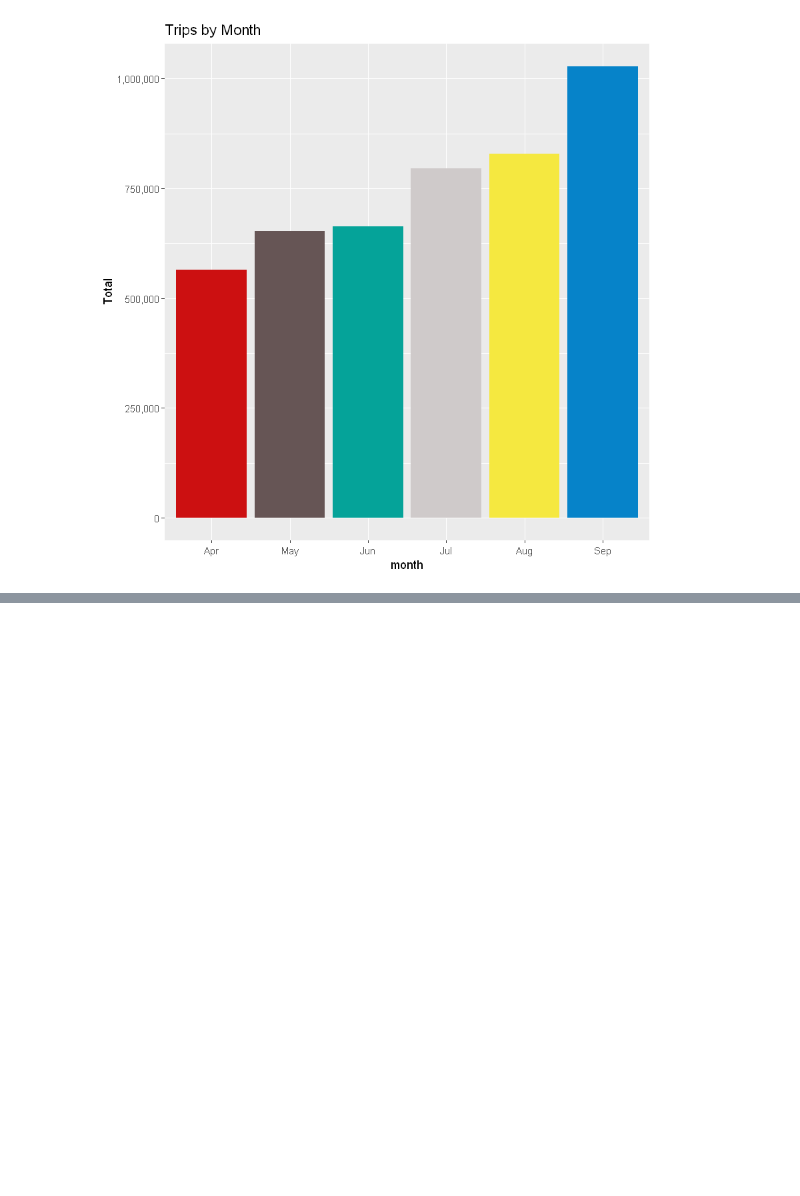
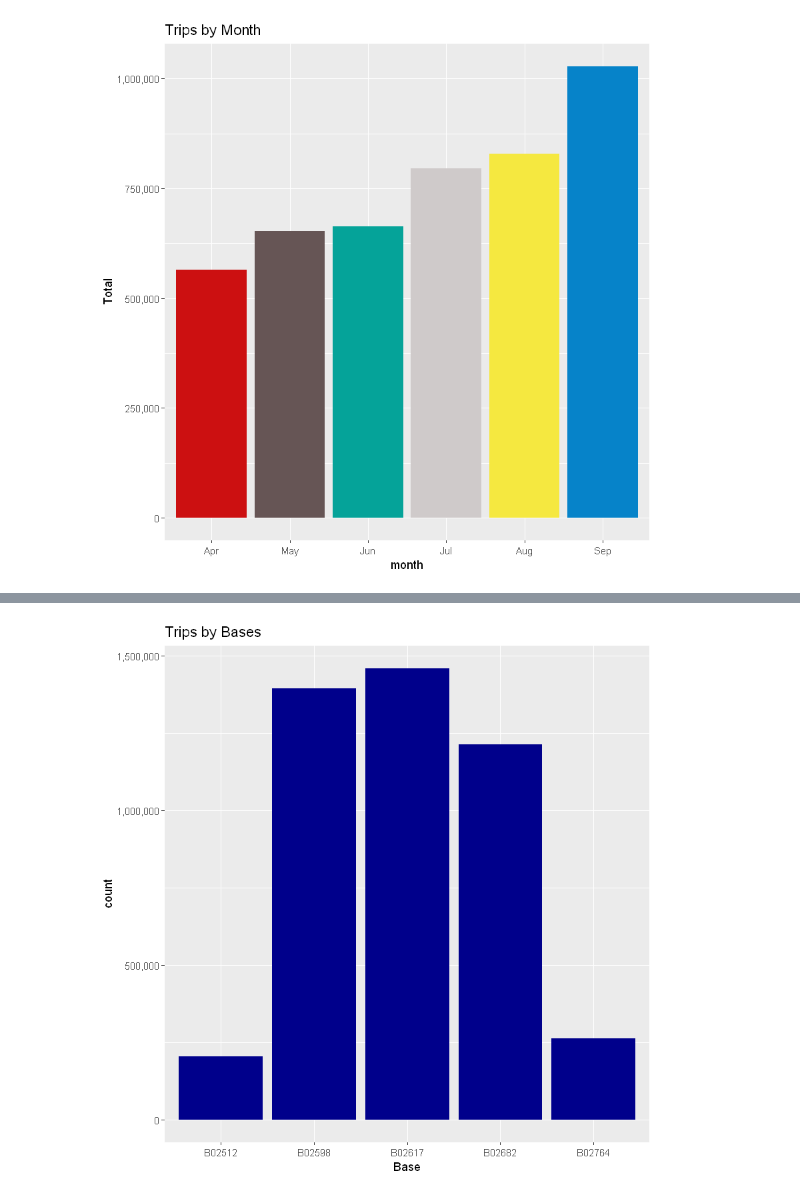
Before and after one commit to kul-deep/BDA_project, a Jupyter notebook: Mini_project/Uber_data-analysis.ipynb, the cells around one changed output, grey strips where cells are left out. Saved outputs shown, nothing was run; the diff lists cells and outputs as text; code cells hidden in the pictures; blank space fills up the shorter version.

```diff
--- a/Mini_project/Uber_data-analysis.ipynb
+++ b/Mini_project/Uber_data-analysis.ipynb
@@ -120,0 +149,7 @@ ggplot(month_group, aes(month, Total, fill = month)) +
+# %%
+ggplot(data_2014, aes(Base)) +
+ geom_bar(fill = "darkblue") +
+ scale_y_continuous(labels = comma) +
+ ggtitle("Trips by Bases")
+# %% [output]
+[figure, added]
```
Also changed, not shown: parts of 9 cells of this notebook.
